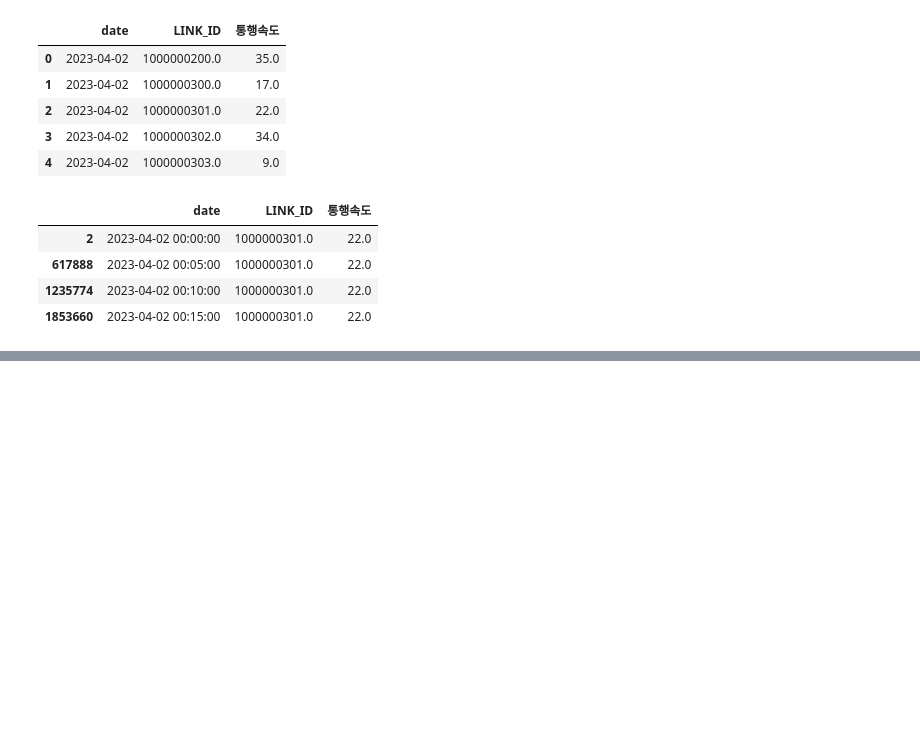
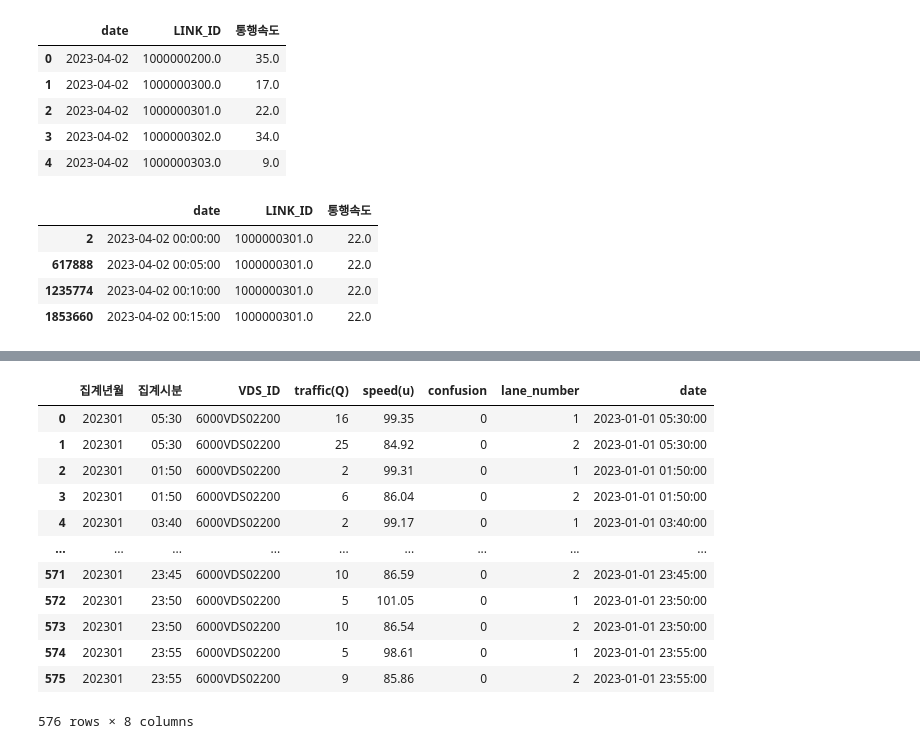
Before and after one commit to danawls/traffic_models, a Jupyter notebook: data_combine/1-1.ipynb, the cells around one changed output, grey strips where cells are left out. Drawn from its saved outputs; the diff is of its cells as text; code cells hidden in the pictures; blank space fills up the shorter version.

```diff
--- a/data_combine/1-1.ipynb
+++ b/data_combine/1-1.ipynb
@@ -501,0 +586,17 @@ c[c['LINK_ID'] == '1000000301.0'].head()
+# %%
+cc = pd.read_csv('/Volumes/Expansion/traffic-prediction/product-data/con/6000VDS02200.csv')
+cc
+# %% [output]
+|  | 집계년월 | 집계시분 | VDS_ID | traffic(Q) | speed(u) | confusion | lane_number | date |
+| 0 | 202301 | 05:30 | 6000VDS02200 | 16 | 99.35 | 0 | 1 | 2023-01-01 05:30:00 |
+| 1 | 202301 | 05:30 | 6000VDS02200 | 25 | 84.92 | 0 | 2 | 2023-01-01 05:30:00 |
+| 2 | 202301 | 01:50 | 6000VDS02200 | 2 | 99.31 | 0 | 1 | 2023-01-01 01:50:00 |
+| 3 | 202301 | 01:50 | 6000VDS02200 | 6 | 86.04 | 0 | 2 | 2023-01-01 01:50:00 |
+| 4 | 202301 | 03:40 | 6000VDS02200 | 2 | 99.17 | 0 | 1 | 2023-01-01 03:40:00 |
+| ... | ... | ... | ... | ... | ... | ... | ... | ... |
+| 571 | 202301 | 23:45 | 6000VDS02200 | 10 | 86.59 | 0 | 2 | 2023-01-01 23:45:00 |
+| 572 | 202301 | 23:50 | 6000VDS02200 | 5 | 101.05 | 0 | 1 | 2023-01-01 23:50:00 |
+| 573 | 202301 | 23:50 | 6000VDS02200 | 10 | 86.54 | 0 | 2 | 2023-01-01 23:50:00 |
+| 574 | 202301 | 23:55 | 6000VDS02200 | 5 | 98.61 | 0 | 1 | 2023-01-01 23:55:00 |
+| 575 | 202301 | 23:55 | 6000VDS02200 | 9 | 85.86 | 0 | 2 | 2023-01-01 23:55:00 |
+576 rows × 8 columns
```
Also changed, not shown: parts of 10 cells of this notebook, 22 other files.
